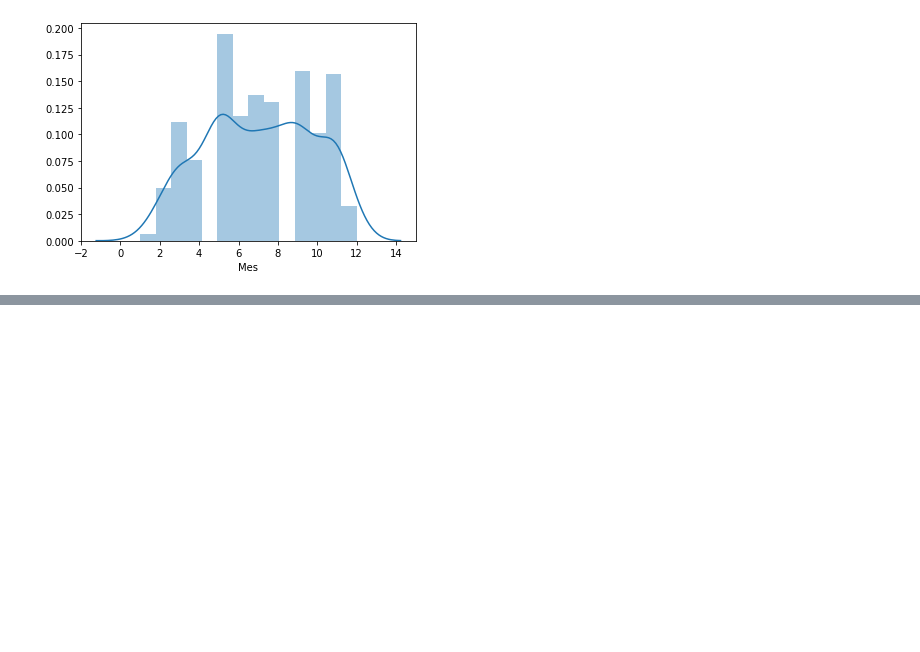
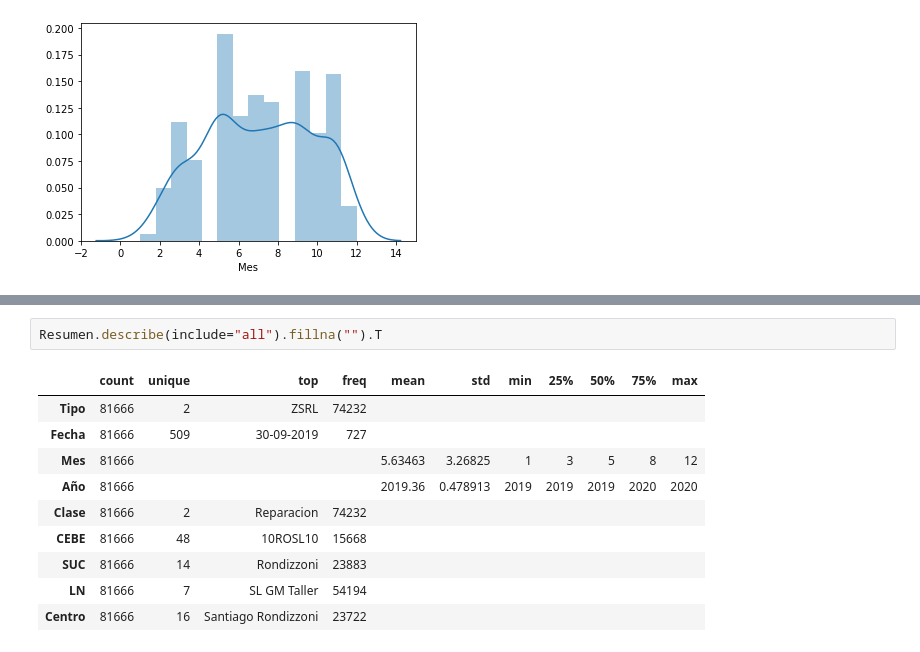
Before and after one commit to GabrielVergaraSchifferli/PROINN, a Jupyter notebook: SALFA.ipynb, the cells around one changed output, grey strips where cells are left out. Drawn from its saved outputs; the diff is of its cells as text; blank space fills up the shorter version.

```diff
--- a/SALFA.ipynb
+++ b/SALFA.ipynb
@@ -272,0 +306,13 @@ sns.distplot(RG19.Mes)
+# %%
+Resumen.describe(include="all").fillna("").T
+# %% [output]
+|  | count | unique | top | freq | mean | std | min | 25% | 50% | 75% | max |
+| Tipo | 81666 | 2 | ZSRL | 74232 |  |  |  |  |  |  |  |
+| Fecha | 81666 | 509 | 30-09-2019 | 727 |  |  |  |  |  |  |  |
+| Mes | 81666 |  |  |  | 5.63463 | 3.26825 | 1 | 3 | 5 | 8 | 12 |
+| Año | 81666 |  |  |  | 2019.36 | 0.478913 | 2019 | 2019 | 2019 | 2020 | 2020 |
+| Clase | 81666 | 2 | Reparacion | 74232 |  |  |  |  |  |  |  |
+| CEBE | 81666 | 48 | 10ROSL10 | 15668 |  |  |  |  |  |  |  |
+| SUC | 81666 | 14 | Rondizzoni | 23883 |  |  |  |  |  |  |  |
+| LN | 81666 | 7 | SL GM Taller | 54194 |  |  |  |  |  |  |  |
+| Centro | 81666 | 16 | Santiago Rondizzoni | 23722 |  |  |  |  |  |  |  |
```
Also changed, not shown: parts of 22 cells of this notebook.
